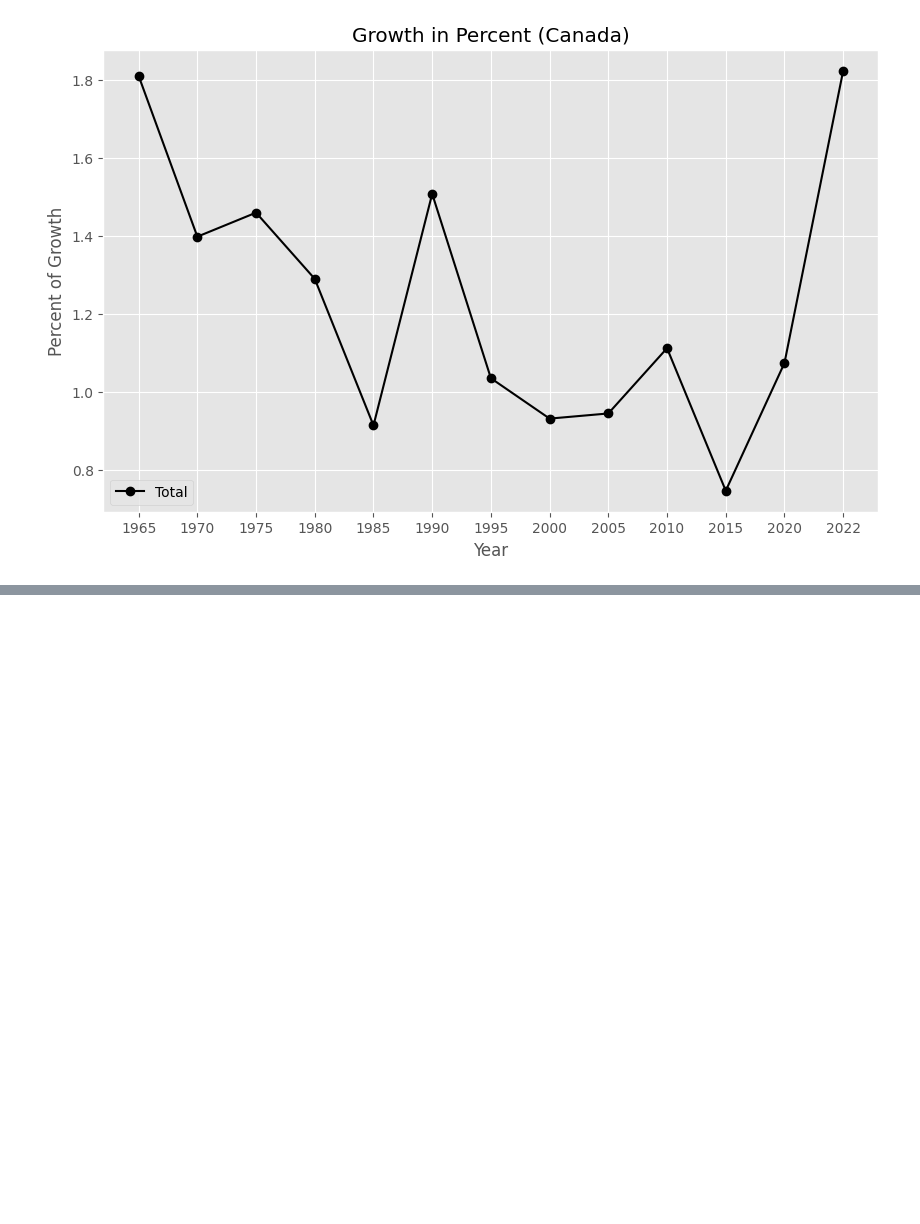
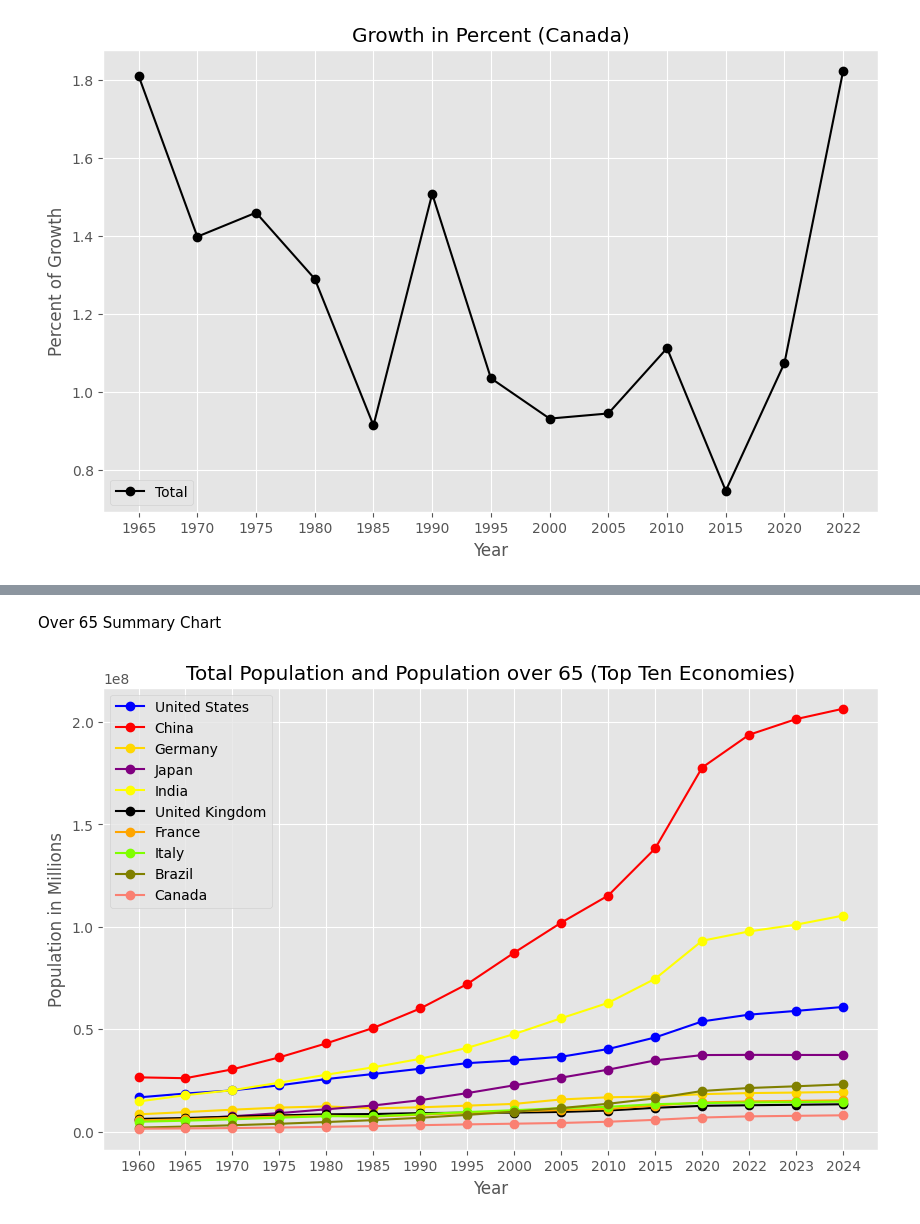
Before and after one commit to wwwinters/MSDS-670-MidTerm-Project, a Jupyter notebook: src/EDA_WorldPop.ipynb, the cells around one changed output, grey strips where cells are left out. Cells and saved outputs as stored; diff of their text form; code cells hidden in the pictures; blank space fills up the shorter version.

```diff
--- a/src/EDA_WorldPop.ipynb
+++ b/src/EDA_WorldPop.ipynb
@@ -655,0 +723,25 @@ plt.savefig('../images/caGowthPercent.png', format='png')
+# %% [markdown]
+Over 65 Summary Chart
+# %%
+# Scale population data to make plot easier to read
+ca_over65_scaled = ca_over65.apply(lambda x: x/1000000)
+ca_total_scaled = ca_total.apply(lambda x: x/1000000)
+plt.figure(figsize=(10,6))
+plt.title('Total Population and Population over 65 (Top Ten Economies)')
+plt.xlabel('Year')
+plt.ylabel('Population in Millions')
+plt.plot(us_over65, color='blue', label='United States', marker='o')
+plt.plot(cn_over65, color='red', label='China', marker='o')
+plt.plot(de_over65, color='gold', label='Germany', marker='o')
+plt.plot(jp_over65, color='purple', label='Japan', marker='o')
+plt.plot(in_over65, color='yellow', label='India', marker='o')
+plt.plot(uk_over65, color='black', label='United Kingdom', marker='o')
+plt.plot(fr_over65, color='orange', label='France', marker='o')
+plt.plot(it_over65, color='chartreuse', label='Italy', marker='o')
+plt.plot(br_over65, color='olive', label='Brazil', marker='o')
+plt.plot(ca_over65, color='salmon', label='Canada', marker='o')
+plt.legend()
+plt.plot()
+plt.savefig('../images/sumTotalandOver65.png', format='png')
+# %% [output]
+[figure, added]
```
Also changed, not shown: parts of 12 cells of this notebook, 18 other files.
